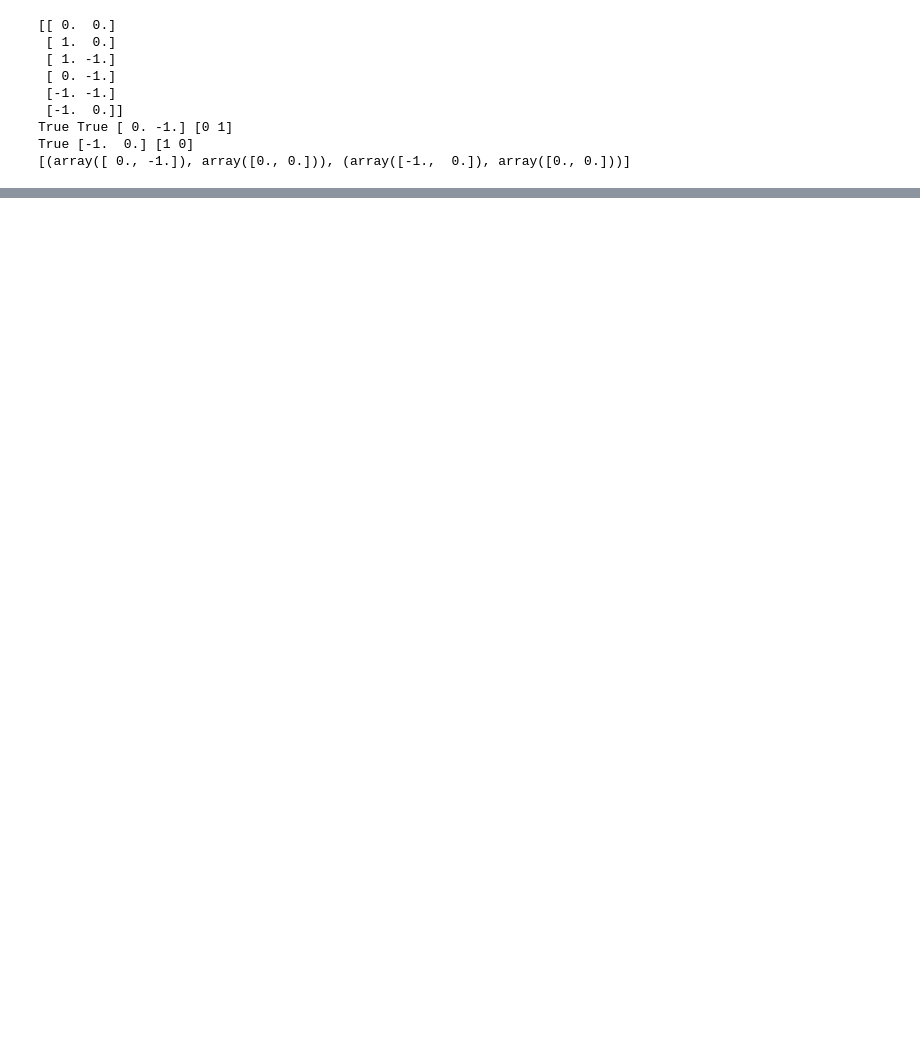
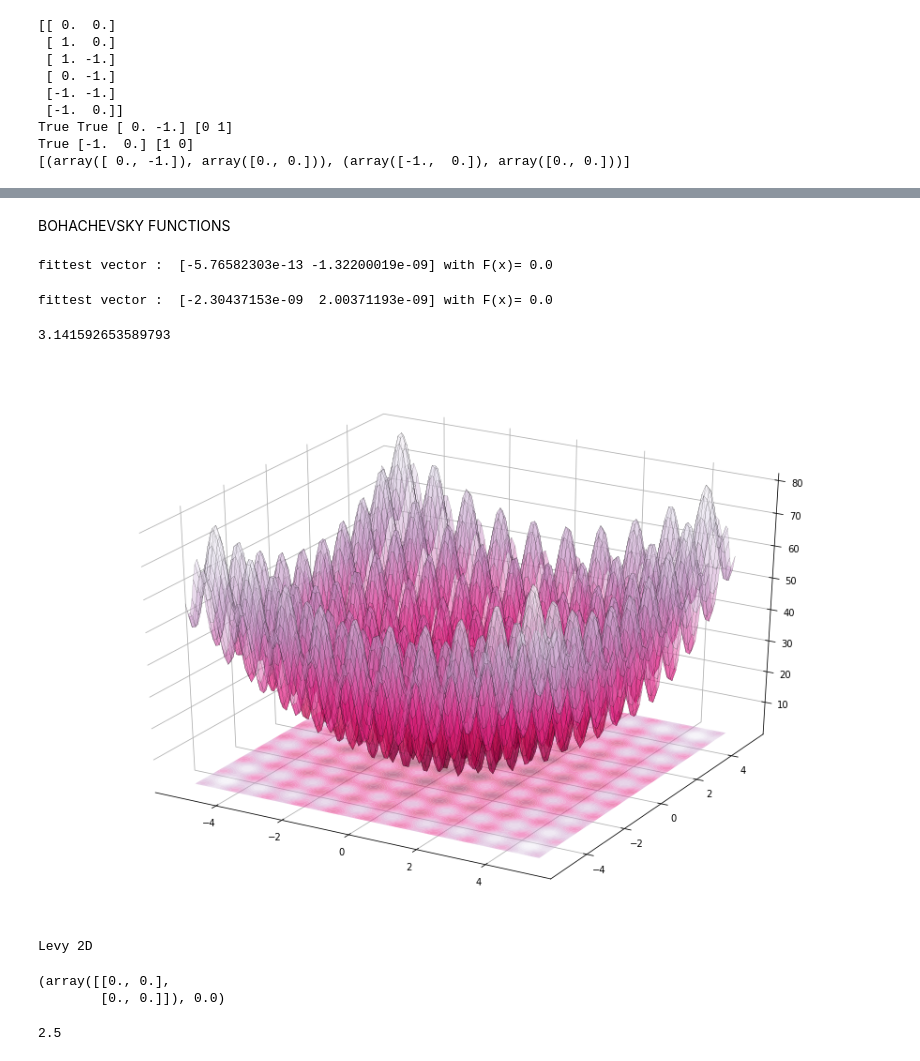
Before and after one commit to berylgithub/HP-Protein, a Jupyter notebook: HP_Protein_2D_diff_evo.ipynb, the cells around one changed output, grey strips where cells are left out. Saved outputs shown, nothing was run; the diff lists cells and outputs as text; code cells hidden in the pictures; blank space fills up the shorter version.

Commit message:
Added DE/rand/1/bin and bohacevsky test function

```diff
--- a/HP_Protein_2D_diff_evo.ipynb
+++ b/HP_Protein_2D_diff_evo.ipynb
@@ -87,0 +161,22 @@ def differential_evolution(F, dim, CR, weight, init_pop, mode=None):
+# %% [markdown]
+BOHACHEVSKY FUNCTIONS
+# %%
+#F1
+F = lambda x : x[0]**2 + x[1]**2 - 0.3*np.cos(3*np.pi*x[0]) -0.4*np.cos(4*np.pi*x[1]) +0.7
+domain = [[-100,100]]*2
+fittest_vec = differential_evolution(F=F, domain=domain, pop_n=10, mut_weight=0.8, CR=0.5, itr=1000, scheme=None, log=False)
+print("fittest vector : ",fittest_vec, "with F(x)=",F(fittest_vec))
+# %% [output]
+fittest vector :  [-5.76582303e-13 -1.32200019e-09] with F(x)= 0.0
+# %%
+#F3
+F = lambda x : x[0]**2 + x[1]**2 - 0.3*np.cos(3*np.pi*x[0] + 4*np.pi*x[1]) + 0.3
+domain = [[-100,100]]*2
+fittest_vec = differential_evolution(F=F, domain=domain, pop_n=10, mut_weight=0.8, CR=0.5, itr=1000, scheme=None, log=False)
+print("fittest vector : ",fittest_vec, "with F(x)=",F(fittest_vec))
+# %% [output]
+fittest vector :  [-2.30437153e-09  2.00371193e-09] with F(x)= 0.0
+# %%
+np.pi
+# %% [output]
+3.141592653589793
@@ -87,0 +185,19 @@ def differential_evolution(F, dim, CR, weight, init_pop, mode=None):
+# %%
+problem = Rastrigin()
+problem.plot3d()
+print(Levy())
+# %% [output]
+[figure, added]
+Levy 2D
+# %%
+from yabox import DE
+DE(F, [(-2, 2)]*2).solve()
+# %% [output]
+(array([[0., 0.],
+        [0., 0.]]), 0.0)
+# %%
+f = lambda x: sum(x**2)/len(x)
+x=np.array([1,2])
+f(x)
+# %% [output]
+2.5
```
Also changed, not shown: parts of 6 cells of this notebook.
